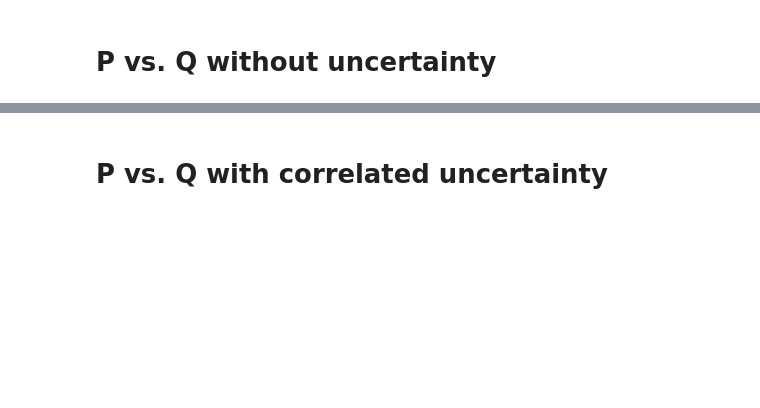
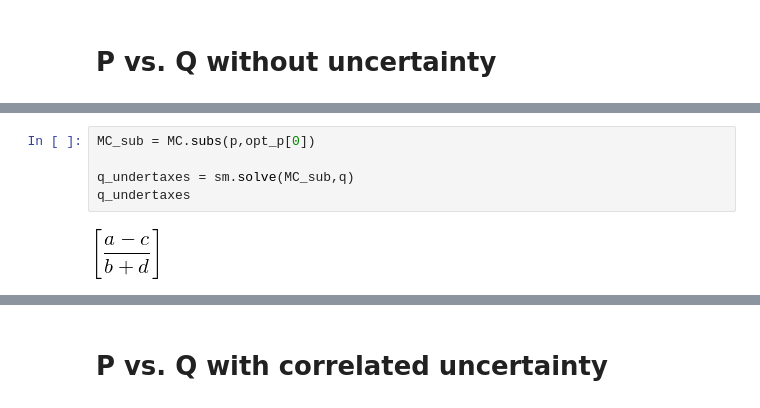
Before and after one commit to NumEconCopenhagen/projects-2019-teamghita, a Jupyter notebook: modelproject/personal/Mikkel/ModelProject.ipynb, the cells around one changed output, grey strips where cells are left out. Drawn from its saved outputs; the diff is of its cells as text; blank space fills up the shorter version.

```diff
--- a/modelproject/personal/Mikkel/ModelProject.ipynb
+++ b/modelproject/personal/Mikkel/ModelProject.ipynb
@@ -69,0 +130,7 @@ budget_constraint
+# %%
+MC_sub = MC.subs(p,opt_p[0])
+
+q_undertaxes = sm.solve(MC_sub,q)
+q_undertaxes
+# %% [output]
+[figure, added]
```
Also changed, not shown: parts of 42 cells of this notebook.
